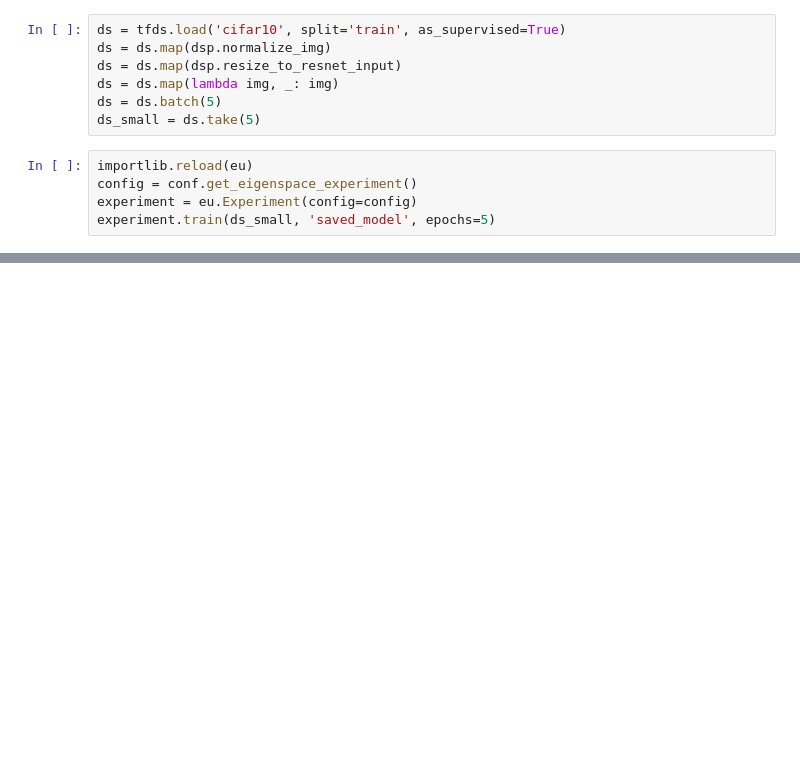
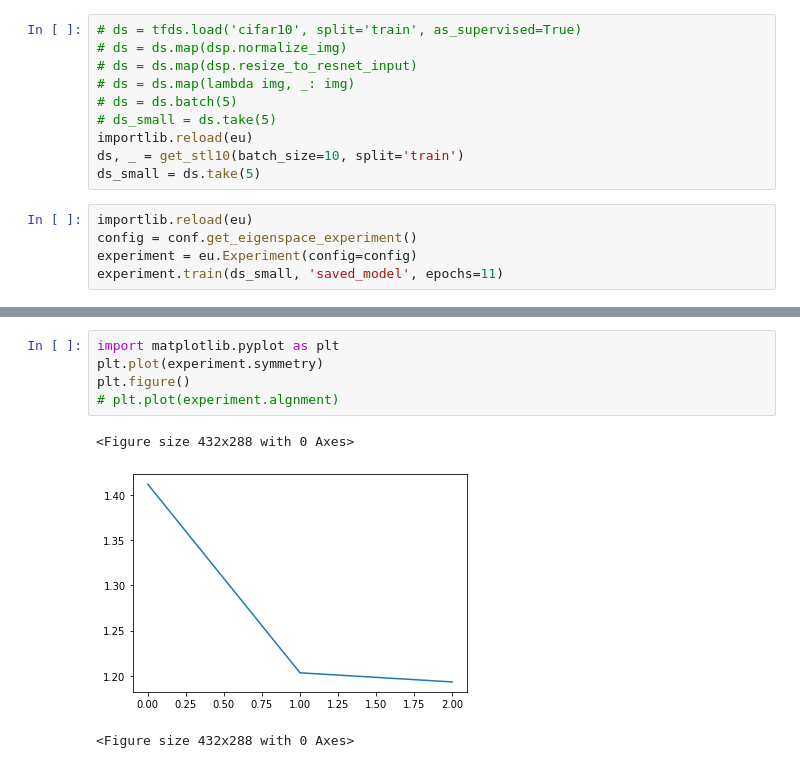
Before and after one commit to miszkur/SelfSupervisedLearning, a Jupyter notebook: experiments/eigenspace_experiment.ipynb, the cells around one changed output, grey strips where cells are left out. Drawn from its saved outputs; the diff is of its cells as text; blank space fills up the shorter version.

Commit message:
Eigenspace experiment ready to test!
Co-authored-by: dbw98 <dbw98@users.noreply.github.com>
Co-authored-by: Tobi-r9 <Tobi-r9@users.noreply.github.com>

```diff
--- a/experiments/eigenspace_experiment.ipynb
+++ b/experiments/eigenspace_experiment.ipynb
@@ -18,13 +11,16 @@ https://github.com/tensorflow/addons
 # %%
-ds = tfds.load('cifar10', split='train', as_supervised=True)
-ds = ds.map(dsp.normalize_img)
-ds = ds.map(dsp.resize_to_resnet_input)
-ds = ds.map(lambda img, _: img)
-ds = ds.batch(5)
+# ds = tfds.load('cifar10', split='train', as_supervised=True)
+# ds = ds.map(dsp.normalize_img)
+# ds = ds.map(dsp.resize_to_resnet_input)
+# ds = ds.map(lambda img, _: img)
+# ds = ds.batch(5)
+# ds_small = ds.take(5)
+importlib.reload(eu)
+ds, _ = get_stl10(batch_size=10, split='train')
 ds_small = ds.take(5)
 # %%
 importlib.reload(eu)
 config = conf.get_eigenspace_experiment()
 experiment = eu.Experiment(config=config)
-experiment.train(ds_small, 'saved_model', epochs=5)
+experiment.train(ds_small, 'saved_model', epochs=11)
 # %% [output]
@@ -37,0 +41,9 @@ INFO:tensorflow:Assets written to: saved_model\assets
+# %%
+import matplotlib.pyplot as plt
+plt.plot(experiment.symmetry)
+plt.figure()
+# plt.plot(experiment.algnment)
+# %% [output]
+<Figure size 432x288 with 0 Axes>
+[figure, added]
+<Figure size 432x288 with 0 Axes>
```
Also changed, not shown: parts of 2 cells of this notebook, 5 other files.
